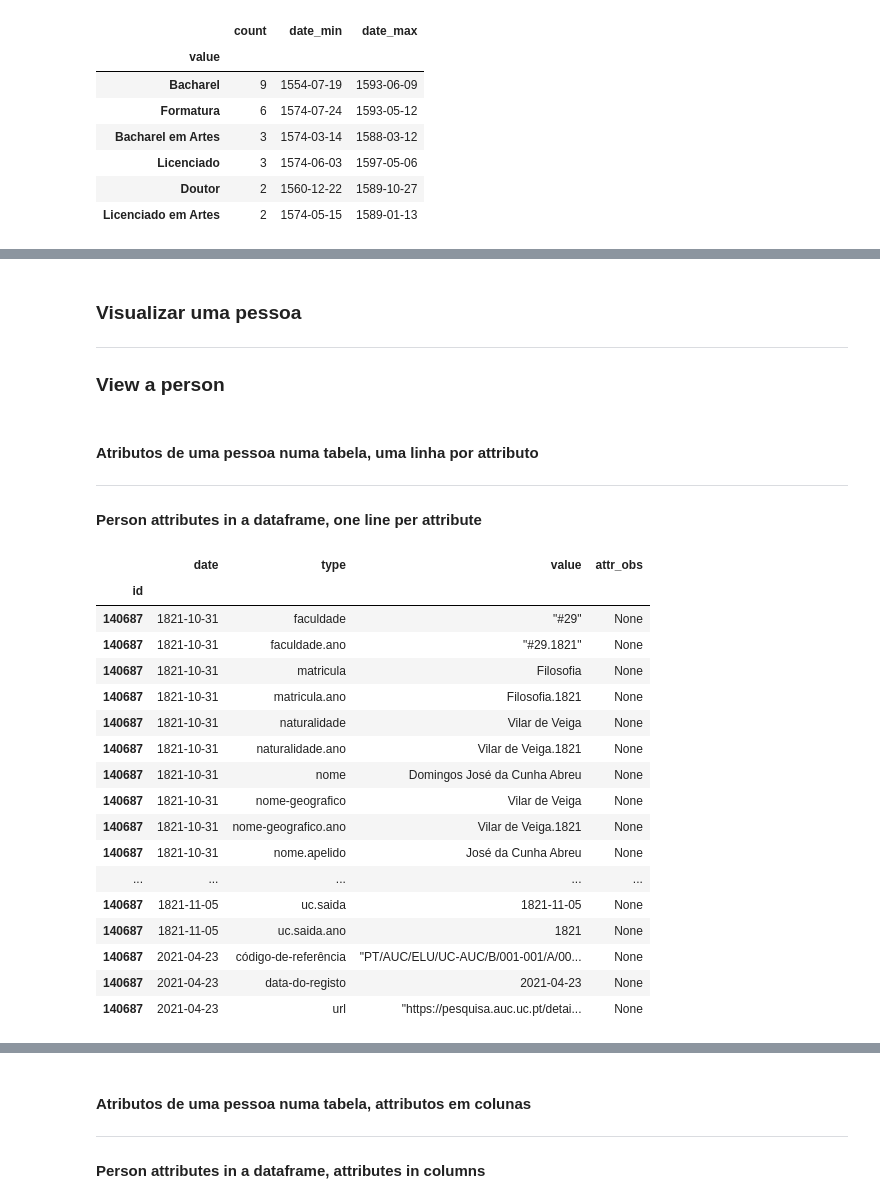
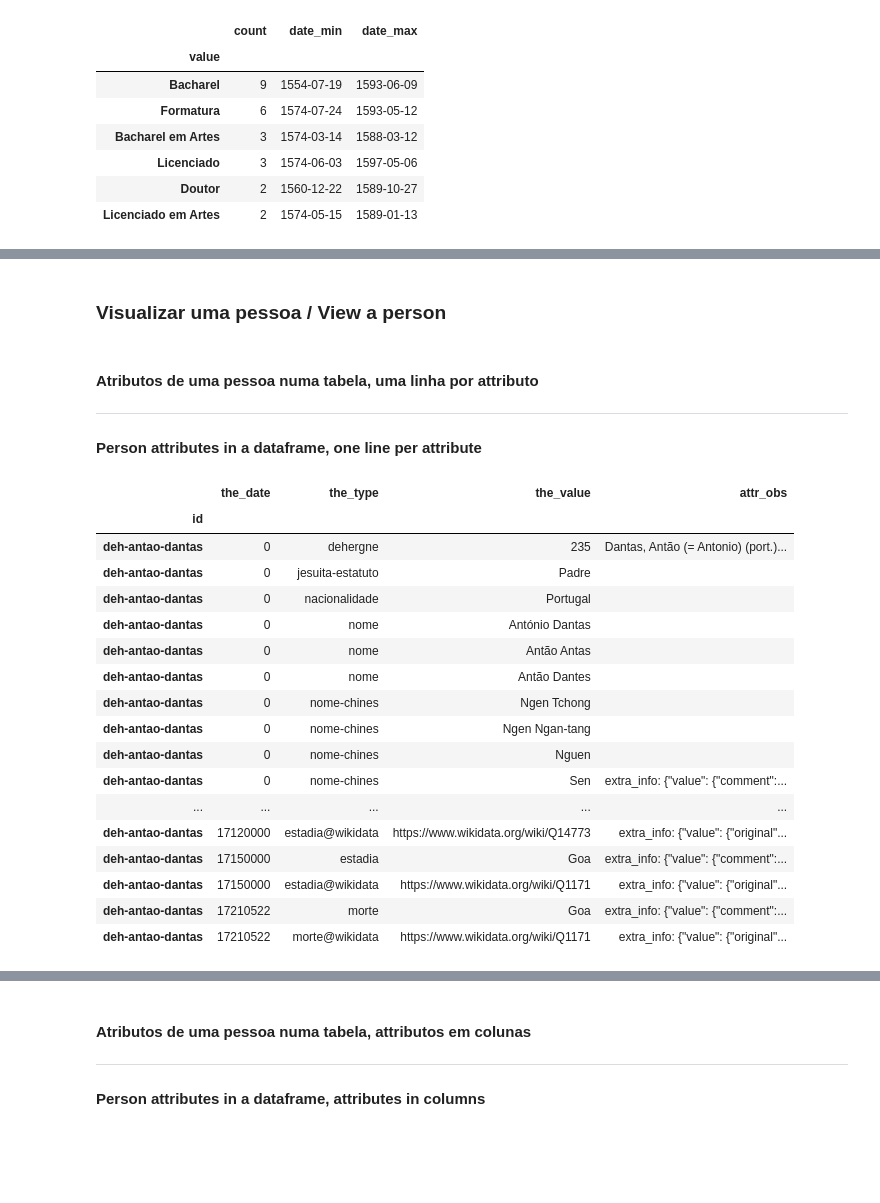
Before and after one commit to joaquimrcarvalho/dehergne-locations, a Jupyter notebook: notebooks/dehergne_analysis.ipynb, the cells around one changed output, grey strips where cells are left out. Saved outputs shown, nothing was run; the diff lists cells and outputs as text; code cells hidden in the pictures; blank space fills up the shorter version.

Commit message:
Updated notebooks and export files

```diff
--- a/notebooks/dehergne_analysis.ipynb
+++ b/notebooks/dehergne_analysis.ipynb
@@ -21,7 +21,7 @@ Note:
 # %%
 from timelink.notebooks import TimelinkNotebook
 
-tlnb = TimelinkNotebook(db_type='postgres')
+tlnb = TimelinkNotebook(db_type='sqlite')
 # %% [markdown]
 TimelinkNotebook created a database to store data and a Kleio server to
 translate transcriptions in Kleio notation into data that can be imported
@@ -344,0 +229,18 @@ df.head(5)
+# %%
+import pandas as pd
+from timelink.pandas import entities_with_attribute
+# show 500 rows
+pd.set_option('display.max_rows', 1550)
+
+jesuita_entrada_coimbra = entities_with_attribute(
+    entity_type='person',
+    show_elements=['name','groupname'],
+    the_type='jesuita-entrada',
+    the_value='Coimbra',
+    more_attributes=['nascimento','estadia','morte'],
+    db=tlnb.db,
+)
+jesuita_entrada_coimbra.info()
+
+cols=['name','jesuita-entrada.date','jesuita-entrada','estadia','estadia.date','estadia.obs','morte','morte.date','morte.obs']
+jesuita_entrada_coimbra[jesuita_entrada_coimbra.groupname=='n'][cols].sort_values(by=['name','jesuita-entrada.date','estadia.date'])
@@ -344,0 +318,18 @@ df.head(5)
+# %%
+import pandas as pd
+from timelink.pandas import entities_with_attribute
+# show 500 rows
+pd.set_option('display.max_rows', 1550)
+
+places_of_stay = entities_with_attribute(
+    entity_type='person',
+    show_elements=['name','groupname','the_line','the_order'],
+    the_type=['partida','chegada','estadia','morte'],
+    more_attributes=[],
+    db=tlnb.db,
+)
+
+places_of_stay.info()
+
+cols=['name','estadia','estadia.date','estadia.obs']
+places_of_stay[places_of_stay.groupname=='n'][cols].sort_values(by=['estadia','estadia.date']).head(50)
@@ -476,9 +514,5 @@ df_totals.head(10)
 # %% [markdown]
-### Visualizar uma pessoa
-
----
-
-### View a person
+### Visualizar uma pessoa / View a person
 # %% [markdown]
 #### Atributos de uma pessoa numa tabela, uma linha por attributo
 
@@ -488,31 +522,31 @@ df_totals.head(10)
 # %%
 import pandas as pd
 from timelink.pandas import group_attributes as person_attributes
 
 pd.set_option('display.max_rows',1000)
 
-id = '140687'
+id = 'deh-antao-dantas'
 pdf = person_attributes([id],db=tlnb.db)  # note id in a list
-pdf[['date','type','value','attr_obs']].sort_values(['date','type'])
+pdf[['the_date','the_type','the_value','attr_obs']].sort_values(['the_date','the_type'])
 # %% [output]
-|  | date | type | value | attr_obs |
+|  | the_date | the_type | the_value | attr_obs |
 | id |  |  |  |  |
-| 140687 | 1821-10-31 | faculdade | "#29" | None |
-| 140687 | 1821-10-31 | faculdade.ano | "#29.1821" | None |
-| 140687 | 1821-10-31 | matricula | Filosofia | None |
-| 140687 | 1821-10-31 | matricula.ano | Filosofia.1821 | None |
-| 140687 | 1821-10-31 | naturalidade | Vilar de Veiga | None |
-| 140687 | 1821-10-31 | naturalidade.ano | Vilar de Veiga.1821 | None |
-| 140687 | 1821-10-31 | nome | Domingos José da Cunha Abreu | None |
-| 140687 | 1821-10-31 | nome-geografico | Vilar de Veiga | None |
-| 140687 | 1821-10-31 | nome-geografico.ano | Vilar de Veiga.1821 | None |
-| 140687 | 1821-10-31 | nome.apelido | José da Cunha Abreu | None |
+| deh-antao-dantas | 0 | dehergne | 235 | Dantas, Antão (= Antonio) (port.)... |
+| deh-antao-dantas | 0 | jesuita-estatuto | Padre |  |
+| deh-antao-dantas | 0 | nacionalidade | Portugal |  |
+| deh-antao-dantas | 0 | nome | António Dantas |  |
+| deh-antao-dantas | 0 | nome | Antão Antas |  |
+| deh-antao-dantas | 0 | nome | Antão Dantes |  |
+| deh-antao-dantas | 0 | nome-chines | Ngen Tchong |  |
+| deh-antao-dantas | 0 | nome-chines | Ngen Ngan-tang |  |
+| deh-antao-dantas | 0 | nome-chines | Nguen |  |
+| deh-antao-dantas | 0 | nome-chines | Sen | extra_info: {"value": {"comment":... |
 | ... | ... | ... | ... | ... |
-| 140687 | 1821-11-05 | uc.saida | 1821-11-05 | None |
-| 140687 | 1821-11-05 | uc.saida.ano | 1821 | None |
-| 140687 | 2021-04-23 | código-de-referência | "PT/AUC/ELU/UC-AUC/B/001-001/A/00... | None |
-| 140687 | 2021-04-23 | data-do-registo | 2021-04-23 | None |
-| 140687 | 2021-04-23 | url | "https://pesquisa.auc.uc.pt/detai... | None |
+| deh-antao-dantas | 17120000 | estadia@wikidata | https://www.wikidata.org/wiki/Q14773 | extra_info: {"value": {"original"... |
+| deh-antao-dantas | 17150000 | estadia | Goa | extra_info: {"value": {"comment":... |
+| deh-antao-dantas | 17150000 | estadia@wikidata | https://www.wikidata.org/wiki/Q1171 | extra_info: {"value": {"original"... |
+| deh-antao-dantas | 17210522 | morte | Goa | extra_info: {"value": {"comment":... |
+| deh-antao-dantas | 17210522 | morte@wikidata | https://www.wikidata.org/wiki/Q1171 | extra_info: {"value": {"original"... |
 # %%
 p = tlnb.db.get_person(id)
 print(p.to_kleio())
```
Also changed, not shown: parts of 41 cells of this notebook, 6 other files.
